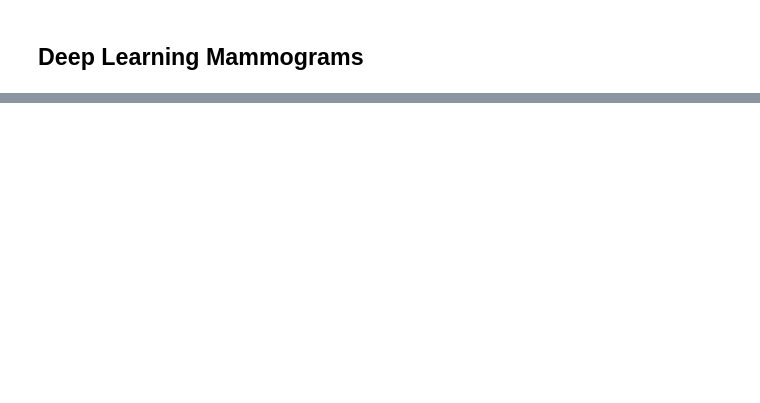
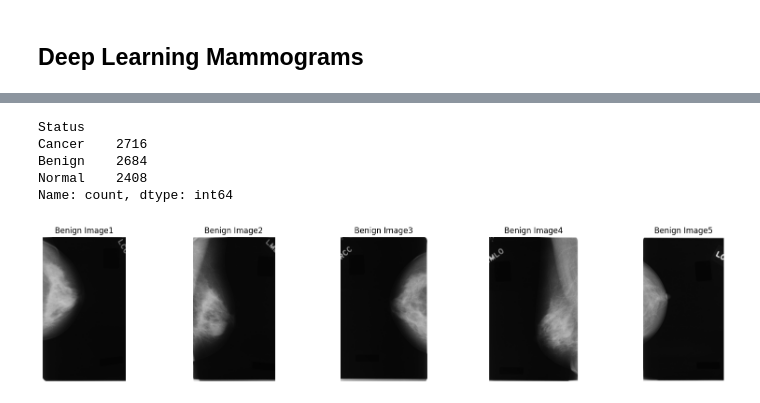
Before and after one commit to kiboiWanjohi/scotep-kenya, a Jupyter notebook: main.ipynb, the cells around one changed output, grey strips where cells are left out. Saved outputs shown, nothing was run; the diff lists cells and outputs as text; code cells hidden in the pictures; blank space fills up the shorter version.

```diff
--- a/main.ipynb
+++ b/main.ipynb
@@ -49,0 +54,26 @@ df['Bi-Rads'].value_counts()
+# %%
+# Data PreProcessing
+# benign dataset
+db_cancer_images = 'D:\Dataset\MINI-DDSM-Complete-JPEG-8\Cancer'
+
+db_cancer_images_file_path = []
+
+for root, dirs, files in os.walk(db_cancer_images):
+    for file in files:
+        if (file.endswith('.jpg') or file.endswith('.JPG')) and not (file.endswith('_Mask.jpg') or file.endswith('_MASK2.jpg')):
+            db_cancer_images_file_path.append(os.path.join(root, file))
+# %%
+# Data PreProcessing
+# benign dataset
+db_normal_images = r'D:\Dataset\MINI-DDSM-Complete-JPEG-8\Normal'
+
+db_normal_images_file_path = []
+
+for root, dirs, files in os.walk(db_normal_images):
+    for file in files:
+        if (file.endswith('.jpg') or file.endswith('.JPG')) and not (file.endswith('_Mask.jpg') or file.endswith('_MASK2.jpg')):
+            db_normal_images_file_path.append(os.path.join(root, file))
+# %%
+# print first 5 images in db_normal_images_file_path
+for i in range(5):
+    print(db_normal_images_file_path[i])
@@ -49,0 +105,25 @@ df['Bi-Rads'].value_counts()
+# %%
+# check number of benign, cancer and normal images in dataset
+status_counts = db['Status'].value_counts()
+print(status_counts)
+# %% [output]
+Status
+Cancer    2716
+Benign    2684
+Normal    2408
+Name: count, dtype: int64
+# %%
+# display first five images in benign dataset
+fig, axes = plt.subplots(1, 5, figsize = (20,4))
+
+for i, db_benign_image_file_path in enumerate(db_benign_images_file_path[:5]):
+    image = cv2.imread(db_benign_images_file_path[i])
+    image_rgb = cv2.cvtColor(image, cv2.COLOR_BGR2RGB)
+
+    axes[i].imshow(image_rgb)
+    axes[i].set_title(f'Benign Image{i+1}')
+    axes[i].axis('off')
+
+plt.show()
+# %% [output]
+[figure, added]
```
Also changed, not shown: parts of 26 cells of this notebook.
